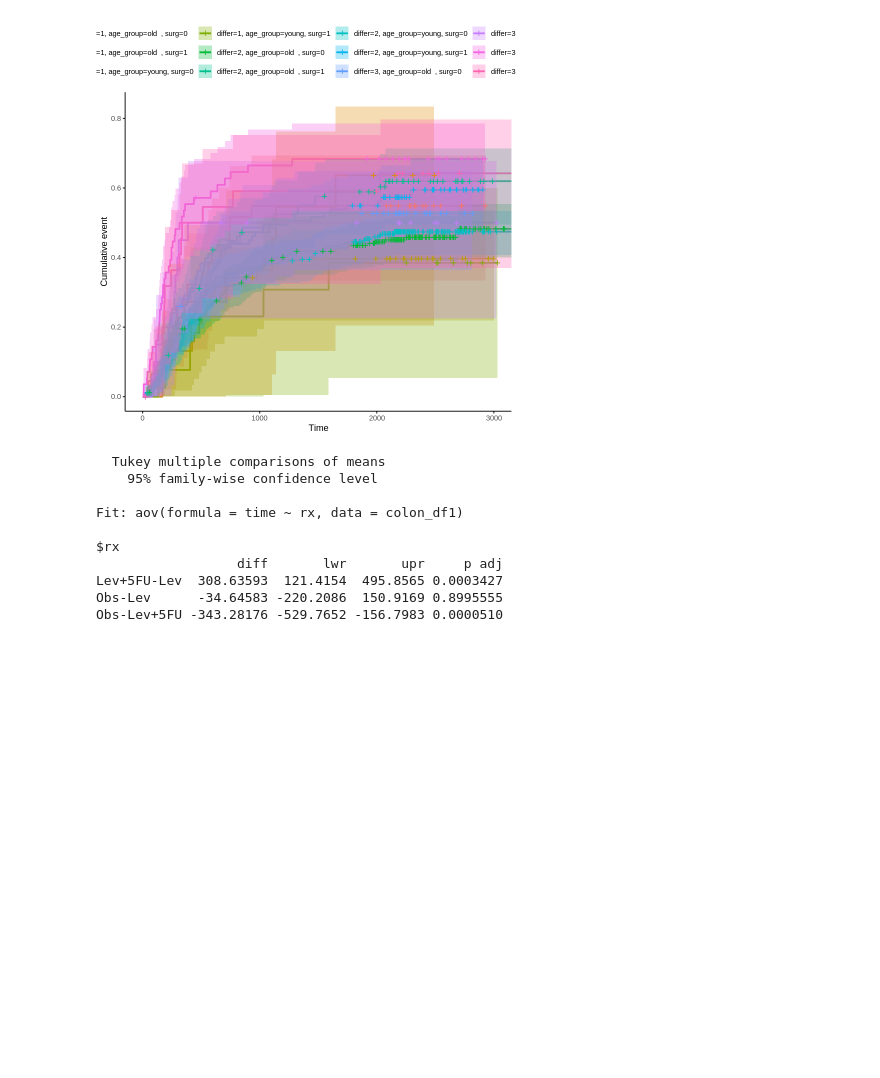
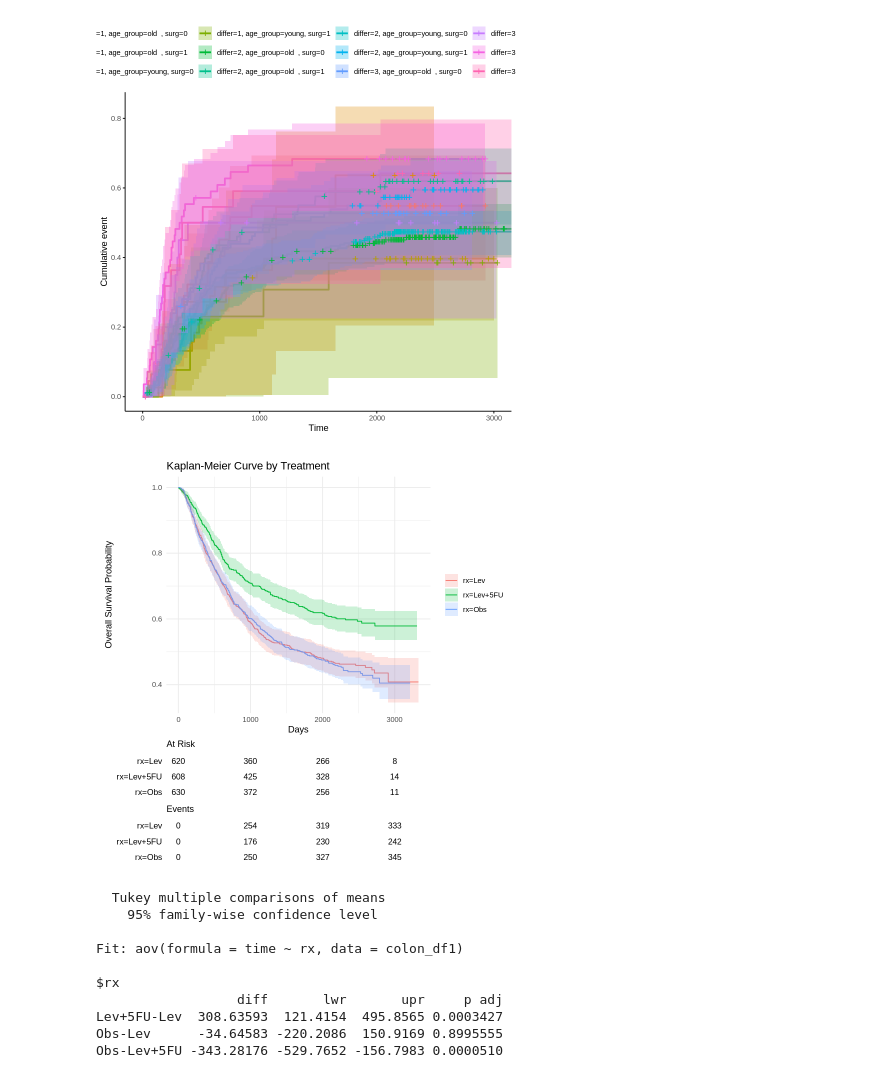
Before and after one commit to annvorosh/GB, a Jupyter notebook: StatMed_L07.ipynb, the cells around one changed output. Cells and saved outputs as stored; diff of their text form; code cells hidden in the pictures; blank space fills up the shorter version.

```diff
--- a/StatMed_L07.ipynb
+++ b/StatMed_L07.ipynb
@@ -280,8 +280,8 @@ sex=1 484      239      249     0.382     0.815
 # %% [markdown]
 #### Терапия влияет на скорость рецидива опухоли
 # %%
-surv_fit2 <- survdiff(Surv(time, status) ~ rx, data = colon_df1)
-surv_fit2
+km_fit_rx <- survdiff(Surv(time, status) ~ rx, data = colon_df1)
+km_fit_rx
 # %% [output]
 Call:
 survdiff(formula = Surv(time, status) ~ rx, data = colon_df1)
@@ -315,6 +315,20 @@ survminer::ggsurvplot(surv_fit2,
 # %% [output]
 [figure]
 [figure]
+# %%
+km_plot_rx <- ggsurvfit(km_fit_rx) +
+  labs(
+    title = "Kaplan-Meier Curve by Treatment",
+    x = "Days",
+    y = "Overall Survival Probability"
+  ) +
+  add_confidence_interval() +
+  add_risktable() +
+  theme_minimal()
+
+km_plot_rx
+# %% [output]
+[figure, added]
 # %%
 # Проведение анализа дисперсии (ANOVA)
 aov_result <- aov(time ~ rx, data = colon_df1)
```
Also changed, not shown: parts of 1 cell of this notebook.
